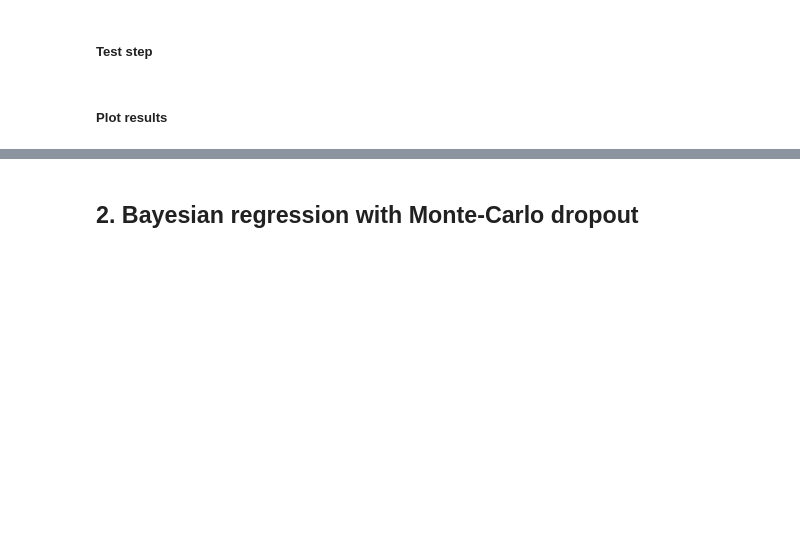
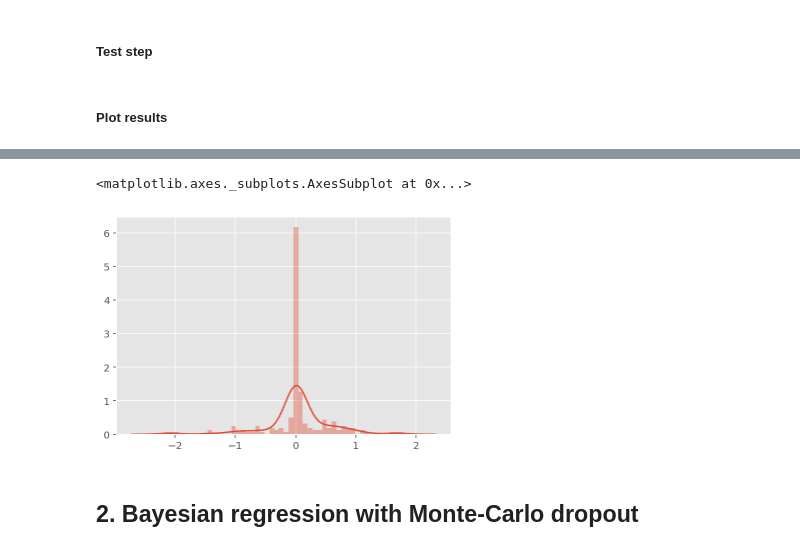
Before and after one commit to WayneDW/MVA_BayesianBackprop, a Jupyter notebook: regression-v2.ipynb, the cells around one changed output, grey strips where cells are left out. Saved outputs shown, nothing was run; the diff lists cells and outputs as text; code cells hidden in the pictures; blank space fills up the shorter version.

```diff
--- a/regression-v2.ipynb
+++ b/regression-v2.ipynb
@@ -80,3 +78,8 @@ plt.show()
+# %%
+sns.distplot(net.weights_dist())
+# %% [output]
+<matplotlib.axes._subplots.AxesSubplot at 0x...>
+[figure, added]
 # %% [markdown]
 ## 2. Bayesian regression with Monte-Carlo dropout
 # %%
```
Also changed, not shown: parts of 9 cells of this notebook, 7 other files.
